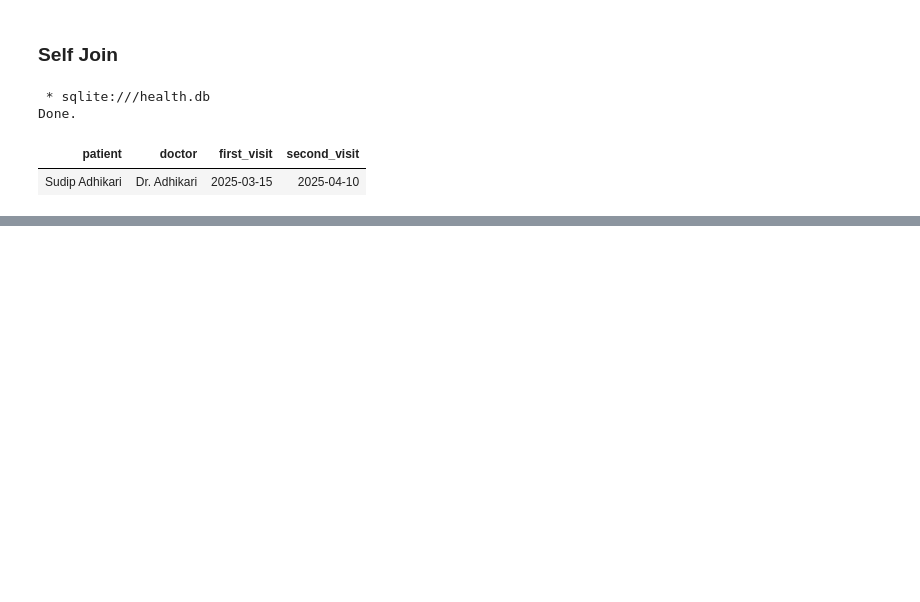
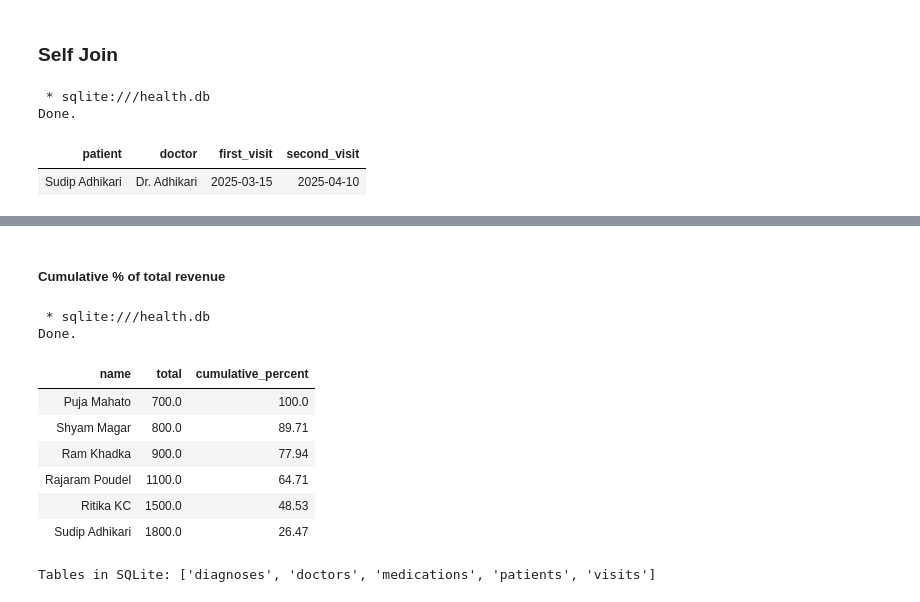
Before and after one commit to sudip07adk/MySQL-Data, a Jupyter notebook: records.ipynb, the cells around one changed output, grey strips where cells are left out. Saved outputs shown, nothing was run; the diff lists cells and outputs as text; code cells hidden in the pictures; blank space fills up the shorter version.

```diff
--- a/records.ipynb
+++ b/records.ipynb
@@ -411,0 +472,22 @@ Done.
+# %% [markdown]
+##### Cumulative % of total revenue
+# %%
+%%sql
+WITH revenue AS (
+    SELECT p.name, SUM(v.cost) AS total
+    FROM visits v JOIN patients p ON v.patient_id = p.id GROUP BY p.id
+)
+SELECT name, total,
+       ROUND(100.0 * SUM(total) OVER (ORDER BY total DESC) / SUM(total) OVER (), 2) AS cumulative_percent
+FROM revenue
+ORDER BY total ASC;
+# %% [output]
+ * sqlite:///health.db
+Done.
+| name | total | cumulative_percent |
+| Puja Mahato | 700.0 | 100.0 |
+| Shyam Magar | 800.0 | 89.71 |
+| Ram Khadka | 900.0 | 77.94 |
+| Rajaram Poudel | 1100.0 | 64.71 |
+| Ritika KC | 1500.0 | 48.53 |
+| Sudip Adhikari | 1800.0 | 26.47 |
@@ -411,0 +502,11 @@ Done.
+# %%
+from sqlalchemy import create_engine, inspect
+import pandas as pd
+# SQLite connection
+sqlite_engine = create_engine('sqlite:///health.db')
+# Use inspector to get table names
+inspector = inspect(sqlite_engine)
+table_names = inspector.get_table_names()
+print("Tables in SQLite:", table_names)
+# %% [output]
+Tables in SQLite: ['diagnoses', 'doctors', 'medications', 'patients', 'visits']
```
Also changed, not shown: parts of 11 cells of this notebook, 1 other file.
